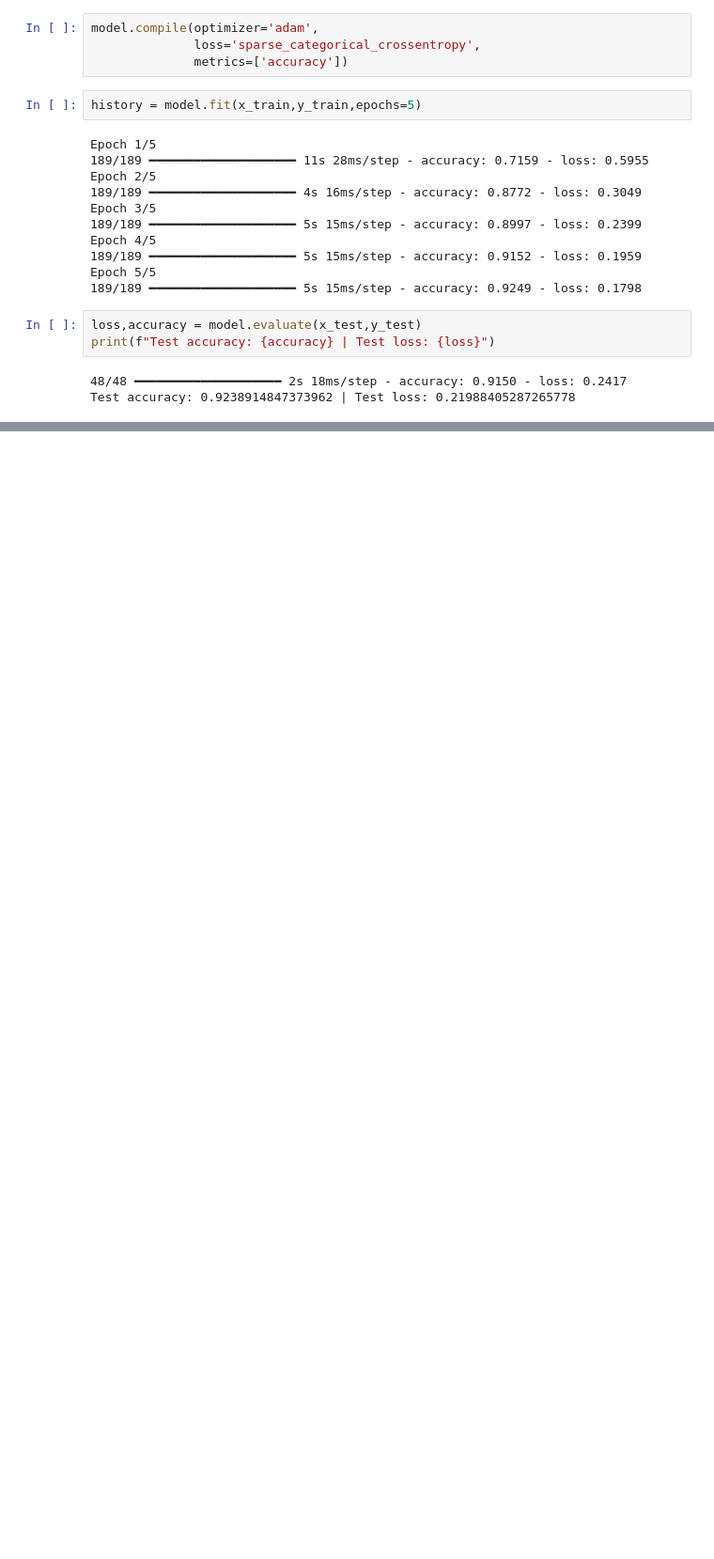
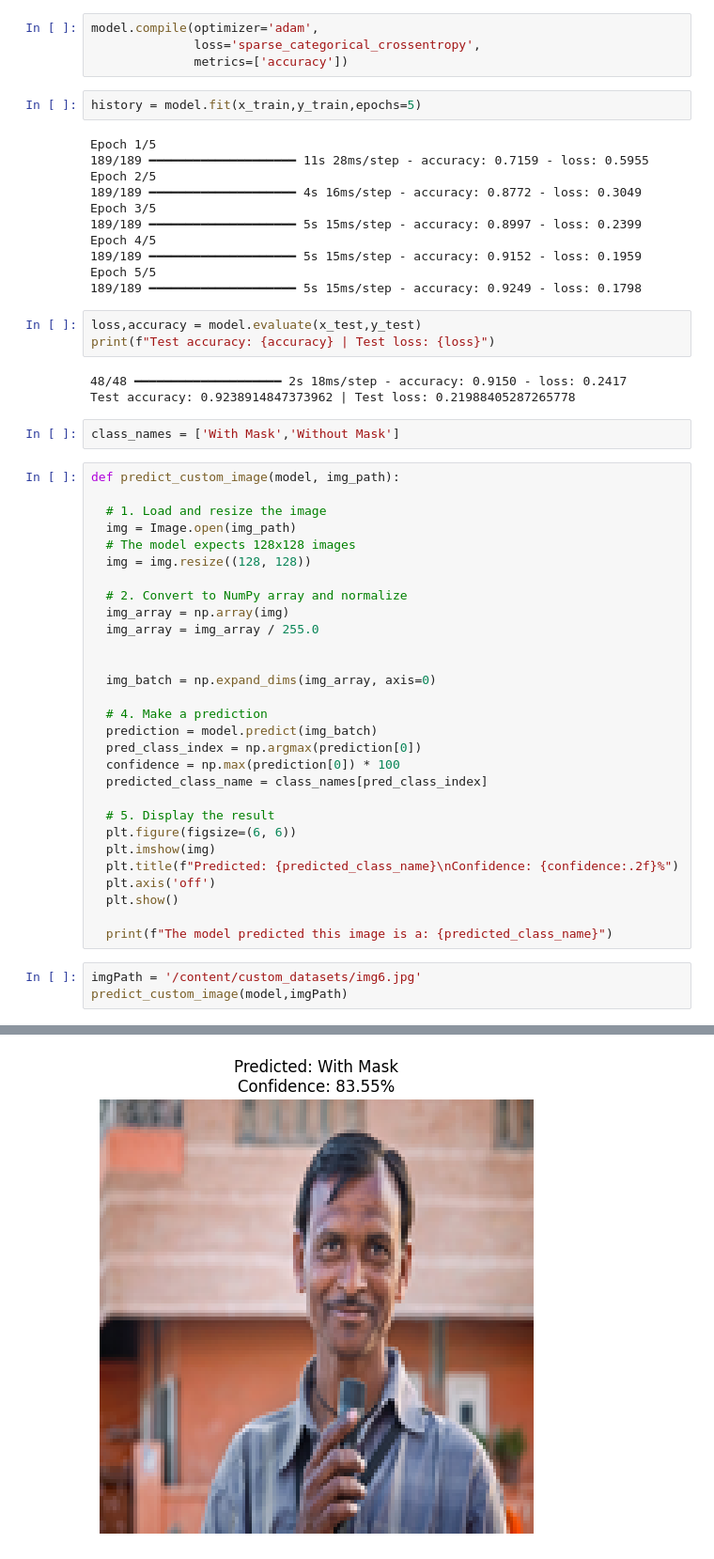
Before and after one commit to anusanth26/Face-Mask-Detection-Using-CNN, a Jupyter notebook: fasce_mask_detection_cnn.ipynb, the cells around one changed output, grey strips where cells are left out. Shown at 94% size. Cells and saved outputs as stored; diff of their text form; blank space fills up the shorter version.

Commit message:
implemented custom image prediction

```diff
--- a/fasce_mask_detection_cnn.ipynb
+++ b/fasce_mask_detection_cnn.ipynb
@@ -148,3 +148,38 @@ print(f"Test accuracy: {accuracy} | Test loss: {loss}")
 # %% [output]
 48/48 ━━━━━━━━━━━━━━━━━━━━ 2s 18ms/step - accuracy: 0.9150 - loss: 0.2417
 Test accuracy: 0.9238914847373962 | Test loss: 0.21988405287265778
+# %%
+class_names = ['With Mask','Without Mask']
+# %%
+def predict_custom_image(model, img_path):
+
+  # 1. Load and resize the image
+  img = Image.open(img_path)
+  # The model expects 128x128 images
+  img = img.resize((128, 128))
+
+  # 2. Convert to NumPy array and normalize
+  img_array = np.array(img)
+  img_array = img_array / 255.0
+
+
+  img_batch = np.expand_dims(img_array, axis=0)
+
+  # 4. Make a prediction
+  prediction = model.predict(img_batch)
+  pred_class_index = np.argmax(prediction[0])
+  confidence = np.max(prediction[0]) * 100
+  predicted_class_name = class_names[pred_class_index]
+
+  # 5. Display the result
+  plt.figure(figsize=(6, 6))
+  plt.imshow(img)
+  plt.title(f"Predicted: {predicted_class_name}\nConfidence: {confidence:.2f}%")
+  plt.axis('off')
+  plt.show()
+
+  print(f"The model predicted this image is a: {predicted_class_name}")
+# %%
+imgPath = '/content/custom_datasets/img6.jpg'
+predict_custom_image(model,imgPath)
+# %% [output]
@@ -150,0 +187 @@ Test accuracy: 0.9238914847373962 | Test loss: 0.21988405287265778
+[figure, added]
```
Also changed, not shown: parts of 1 cell of this notebook.
